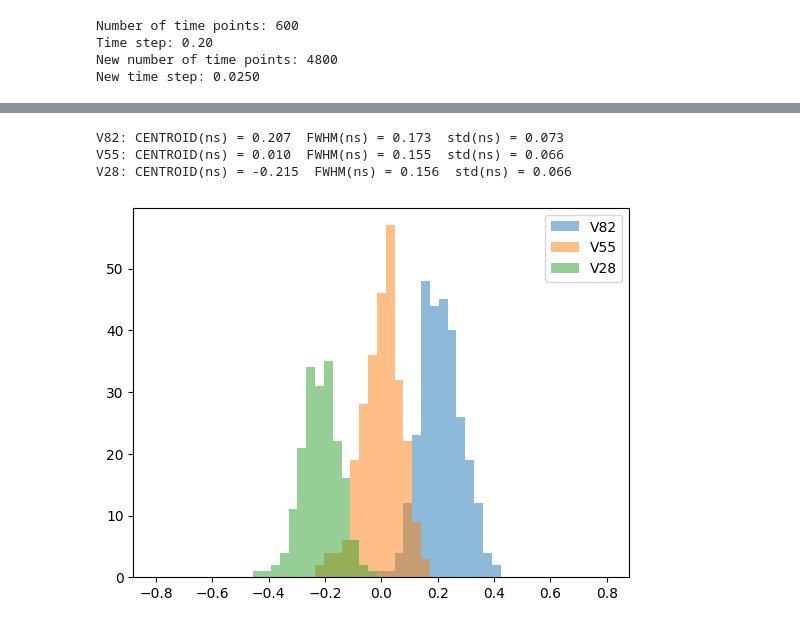
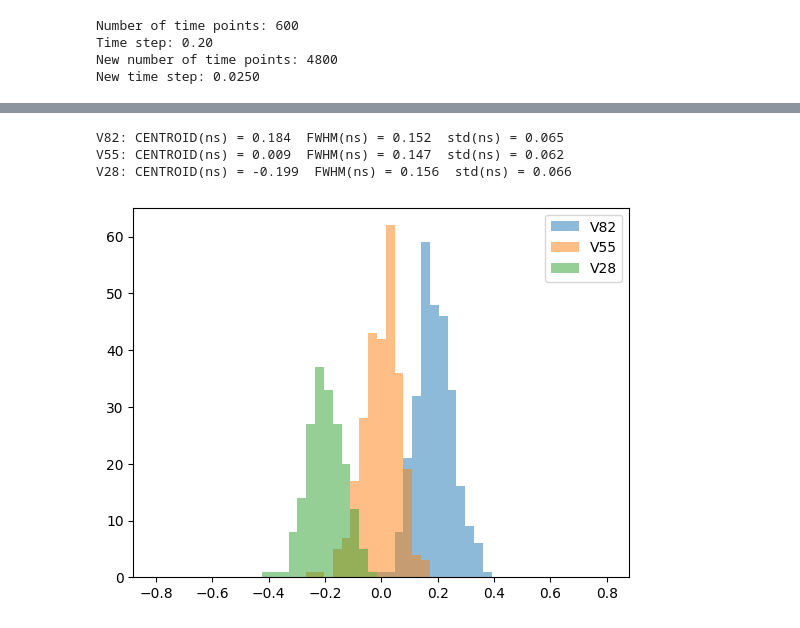
Before and after one commit to wjosefw/Signal-processing-with-Neural-networks, a Jupyter notebook: KAN.ipynb, the cells around one changed output, grey strips where cells are left out. Saved outputs shown, nothing was run; the diff lists cells and outputs as text; code cells hidden in the pictures.

Commit message:
FWHM avg 152ps

```diff
--- a/KAN.ipynb
+++ b/KAN.ipynb
@@ -140,3 +252,0 @@ model.plot(beta=100)
-# %%
-# train the model
-model.train(dataset, opt = "LBFGS", steps = 20, lamb = 0.01, lamb_entropy = 10.);
@@ -185,13 +295,14 @@ $\displaystyle 15787923.8 \left(- \left(0.09 - x_{6}\right)^{4} - 0.05 \left(0.2
 model_dec0 = KAN(width = [12, 3, 1, 1], grid = 5, k = 3, seed = 0)
 model_dec1 = KAN(width = [12, 3, 1, 1], grid = 5, k = 3, seed = 0)
 # %%
+# Create Dataset
+train_dataset_dec0 = torch.utils.data.TensorDataset(torch.from_numpy(M_Train_dec0), torch.from_numpy(np.expand_dims(REF_train_dec0, axis = -1)))
+train_dataset_dec1 = torch.utils.data.TensorDataset(torch.from_numpy(M_Train_dec1), torch.from_numpy(np.expand_dims(REF_train_dec1, axis = -1)))
+
 # Create DataLoaders
-train_dataset_dec0 = torch.utils.data.TensorDataset(torch.from_numpy(M_Train_dec0), torch.from_numpy(np.expand_dims(REF_train_dec0, axis = -1)))
 train_loader_dec0 = torch.utils.data.DataLoader(train_dataset_dec0, batch_size = 32, shuffle = True)
-
-train_dataset_dec1 = torch.utils.data.TensorDataset(torch.from_numpy(M_Train_dec1), torch.from_numpy(np.expand_dims(REF_train_dec1, axis = -1)))
 train_loader_dec1 = torch.utils.data.DataLoader(train_dataset_dec1, batch_size = 32, shuffle = True)
 
-optimizer_dec0 = torch.optim.AdamW(model_dec0.parameters(), lr = 0.001)
-optimizer_dec1 = torch.optim.AdamW(model_dec1.parameters(), lr = 0.001)
+optimizer_dec0 = torch.optim.AdamW(model_dec0.parameters(), lr = 5e-5) #Regularization?
+optimizer_dec1 = torch.optim.AdamW(model_dec1.parameters(), lr = 5e-5)
 # %%
@@ -294,14 +359,0 @@ model_dec0.plot(mask = True)
-# %%
-V28_dec0 = model_dec0(torch.tensor(M_V28[:,:,0]))
-V28_dec1 = model_dec1(torch.tensor(M_V28[:,:,1]))
-
-V55_dec0 = model_dec0(torch.tensor(M_V55[:,:,0]))
-V55_dec1 = model_dec1(torch.tensor(M_V55[:,:,1]))
-
-V82_dec0 = model_dec0(torch.tensor(M_V82[:,:,0]))
-V82_dec1 = model_dec1(torch.tensor(M_V82[:,:,1]))
-
-TOFN_V28 = V28_dec0.detach().numpy() - V28_dec1.detach().numpy()
-TOFN_V55 = V55_dec0.detach().numpy() - V55_dec1.detach().numpy()
-TOFN_V82 = V82_dec0.detach().numpy() - V82_dec1.detach().numpy()
-print(TOFN_V28.shape)
@@ -309,0 +360,3 @@ print(TOFN_V28.shape)
+# %%
+loss_dec0, test_dec0 = train_loop_KAN(model_dec0, optimizer_dec0, train_loader_dec0, torch.tensor(MOMENTS_TEST[:,:,0]), EPOCHS = 100)
+loss_dec1, test_dec1 = train_loop_KAN(model_dec1, optimizer_dec1, train_loader_dec1, torch.tensor(MOMENTS_TEST[:,:,1]), EPOCHS = 100)
@@ -310,31 +444,32 @@ print(TOFN_V28.shape)
 # %%
+epoch = 50
 nbins = 51
-#------------------------------------------- Histogram and gaussian fit -----------------------------------------------nbins = 51
-histogN_V82, binsN, patchesN  = plt.hist(TOFN_V82 - np.mean(TOFN_V55), bins = nbins, range = [-0.8,0.8], alpha = 0.5, label = 'V82');
+#------------------------------------------- Histogram and gaussian fit -----------------------------------------------
+histogN_V82, binsN, patchesN  = plt.hist(TOFN_V82[epoch,:] - np.mean(TOFN_V55[epoch,:]), bins = nbins, range = [-0.8,0.8], alpha = 0.5, label = 'V82');
 cbinsN = 0.5*(binsN[1:]+binsN[0:-1])
 HN, AN, x0N_V82, sigmaN_V82 = gauss_fit(cbinsN, histogN_V82)
 
-histogN_V55, binsN, patchesN  = plt.hist(TOFN_V55 - np.mean(TOFN_V55), bins = nbins, range = [-0.8,0.8], alpha = 0.5, label = 'V55');
+histogN_V55, binsN, patchesN  = plt.hist(TOFN_V55[epoch,:] - np.mean(TOFN_V55[epoch,:]), bins = nbins, range = [-0.8,0.8], alpha = 0.5, label = 'V55');
 cbinsN = 0.5*(binsN[1:]+binsN[0:-1])
 HN, AN, x0N_V55, sigmaN_V55 = gauss_fit(cbinsN, histogN_V55)
 
-histogN_V28, binsN, patchesN  = plt.hist(TOFN_V28 - np.mean(TOFN_V55), bins = nbins, range = [-0.8,0.8], alpha = 0.5, label = 'V28');
+histogN_V28, binsN, patchesN  = plt.hist(TOFN_V28[epoch,:] - np.mean(TOFN_V55[epoch,:]), bins = nbins, range = [-0.8,0.8], alpha = 0.5, label = 'V28');
 cbinsN = 0.5*(binsN[1:]+binsN[0:-1])
 HN, AN, x0N_V28, sigmaN_V28 = gauss_fit(cbinsN, histogN_V28)
 plt.legend()
 
 
 FWHMN_V82 = 2.35482 * sigmaN_V82
 FWHMN_V55 = 2.35482 * sigmaN_V55
 FWHMN_V28 = 2.35482 * sigmaN_V28
 
 
 print('')
 print("V82: CENTROID(ns) = %.3f  FWHM(ns) = %.3f  std(ns) = %.3f" % (x0N_V82, FWHMN_V82, sigmaN_V82))
 print("V55: CENTROID(ns) = %.3f  FWHM(ns) = %.3f  std(ns) = %.3f" % (x0N_V55, FWHMN_V55, sigmaN_V55))
 print("V28: CENTROID(ns) = %.3f  FWHM(ns) = %.3f  std(ns) = %.3f" % (x0N_V28, FWHMN_V28, sigmaN_V28))
 # %% [output]
-V82: CENTROID(ns) = 0.207  FWHM(ns) = 0.173  std(ns) = 0.073
-V55: CENTROID(ns) = 0.010  FWHM(ns) = 0.155  std(ns) = 0.066
-V28: CENTROID(ns) = -0.215  FWHM(ns) = 0.156  std(ns) = 0.066
+V82: CENTROID(ns) = 0.184  FWHM(ns) = 0.152  std(ns) = 0.065
+V55: CENTROID(ns) = 0.009  FWHM(ns) = 0.147  std(ns) = 0.062
+V28: CENTROID(ns) = -0.199  FWHM(ns) = 0.156  std(ns) = 0.066
-[figure, old version]
+[figure, new version]
```
Also changed, not shown: parts of 39 cells of this notebook.
